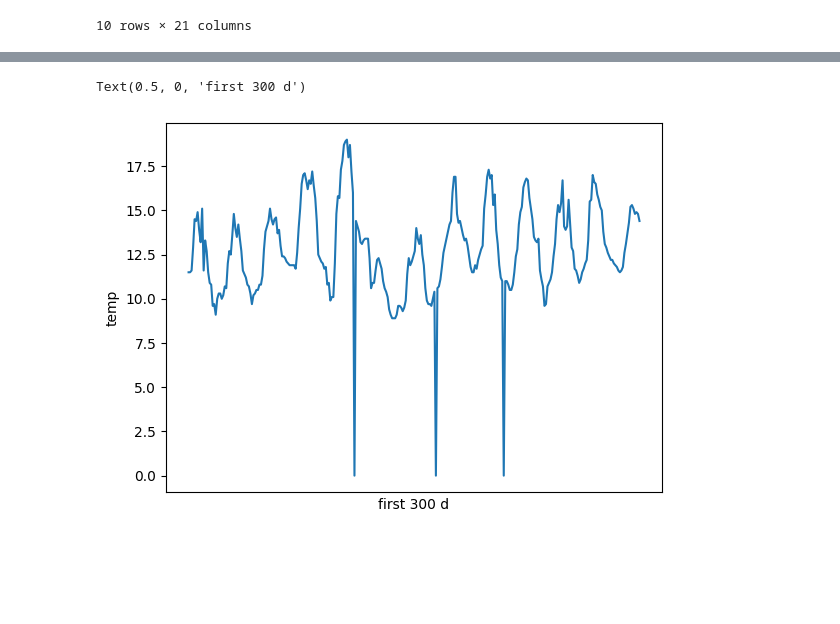
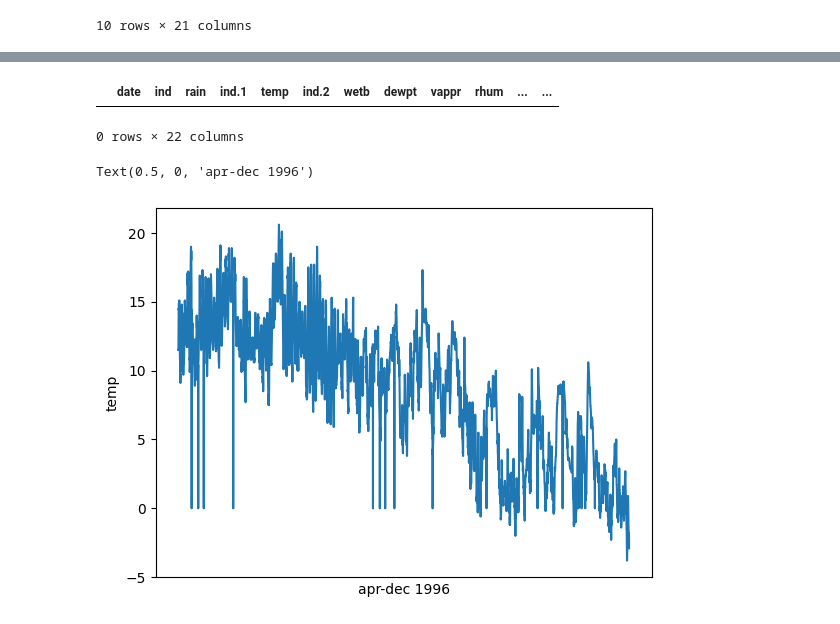
Before and after one commit to irenecelebrin/programming-for-data-analytics, a Jupyter notebook: my-tasks/assignement06-weather.ipynb, the cells around one changed output, grey strips where cells are left out. Drawn from its saved outputs; the diff is of its cells as text; code cells hidden in the pictures; blank space fills up the shorter version.

```diff
--- a/my-tasks/assignement06-weather.ipynb
+++ b/my-tasks/assignement06-weather.ipynb
@@ -37,3 +37,10 @@ weather.head(10)
 | 8 | 31-jul-1996 15:00 | 0 | 0.0 | 0 | 13.2 | 0 | 10.9 | 8.6 | 0.0 | 0 | ... | ... |
 | 9 | 31-jul-1996 16:00 | 0 | 0.0 | 0 | 15.1 | 0 | 11.3 | 7.5 | 0.0 | 0 | ... | ... |
 10 rows × 21 columns
+# %%
+# change date format to datetime
+weather['date'] = pd.to_datetime(weather['date'])
+# %%
+weather.set_index('date')
+
+weather.head(5)
@@ -40,15 +55,20 @@ weather.head(10)
 # %%
-# temp 1996
+# select only data from 1996. https://pandas.pydata.org/docs/reference/api/pandas.Series.str.contains.html
+start = "1996-04-10 14:00:00"
+end = "1996-12-31 23:00:00"
+weather_1996 = weather.loc[start:end]
 
-weather_1996 = df[df['']]
+weather_1996
+# %% [output]
+|  | date | ind | rain | ind.1 | temp | ind.2 | wetb | dewpt | vappr | rhum | ... | ... |
+0 rows × 22 columns
 # %%
 # plot temperature. See: https://seaborn.pydata.org/generated/seaborn.lineplot.html
-temp_weather = weather.iloc[:300]
 
 fig, ax = plt.subplots()
-sns.lineplot(data=temp_weather, x = 'date', y = 'temp')
+sns.lineplot(data=weather_1996, x = 'date', y = 'temp')
 ax.set_xticks([])
-ax.set_xlabel("first 300 d")
+ax.set_xlabel("apr-dec 1996")
 # %% [output]
-Text(0.5, 0, 'first 300 d')
+Text(0.5, 0, 'apr-dec 1996')
-[figure, old version]
+[figure, new version]
```
Also changed, not shown: parts of 2 cells of this notebook.
